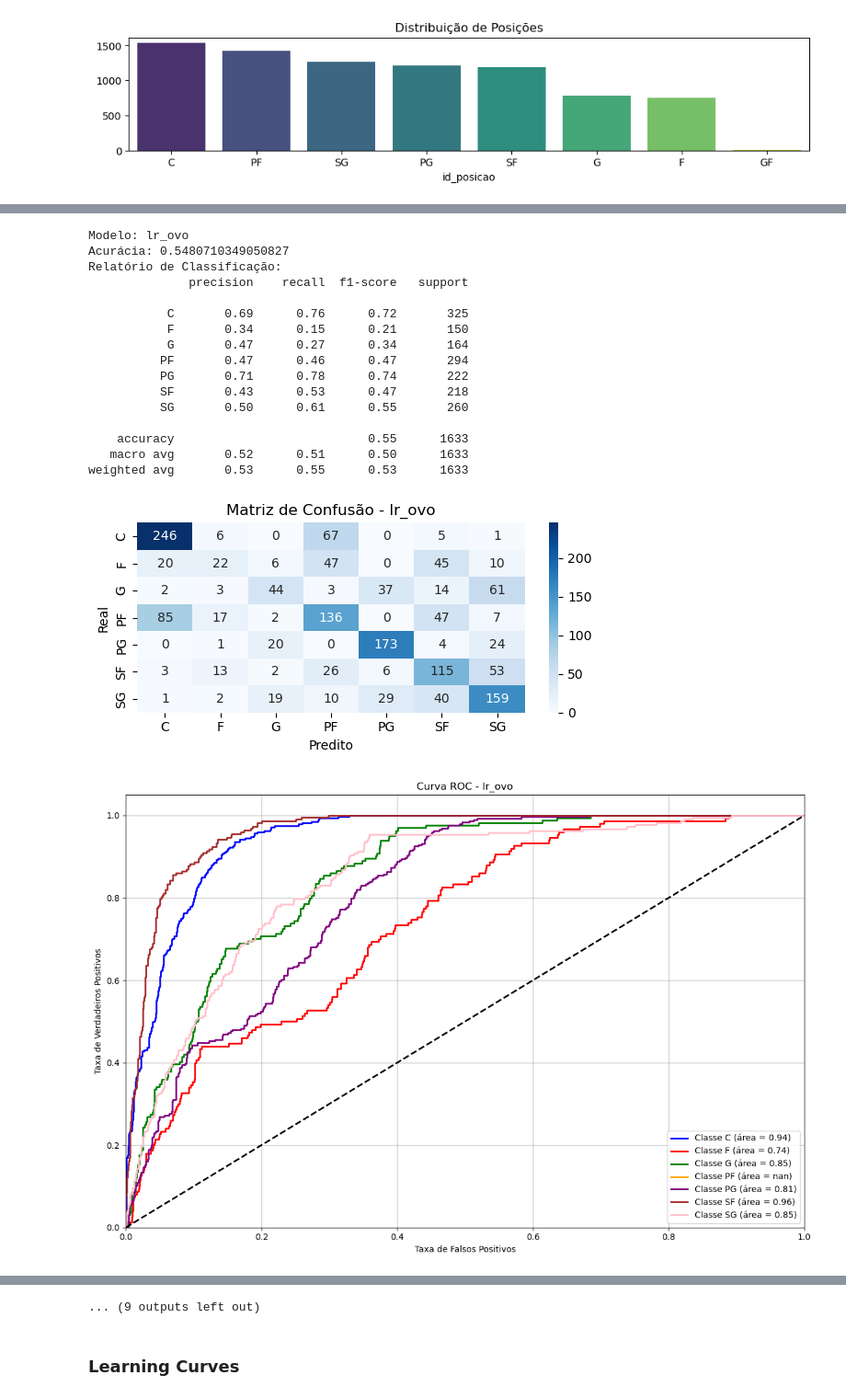
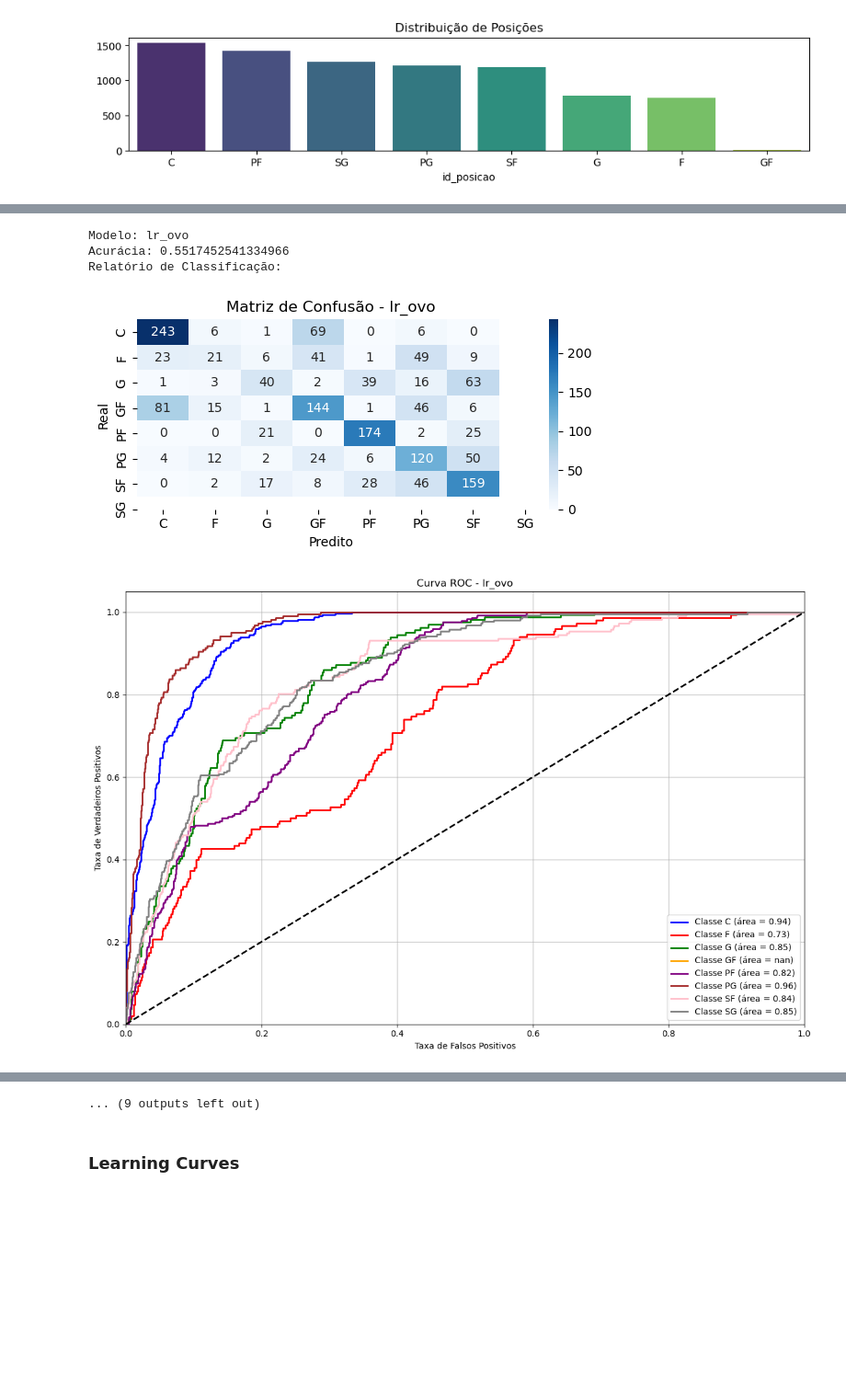
Before and after one commit to thiagobluhm/mestrado, a Jupyter notebook: TRAB INTRO DS ML CLASSIFICADOR.ipynb, the cells around one changed output, grey strips where cells are left out. Shown at 92% size. Drawn from its saved outputs; the diff is of its cells as text; code cells hidden in the pictures; blank space fills up the shorter version.

```diff
--- a/TRAB INTRO DS ML CLASSIFICADOR.ipynb
+++ b/TRAB INTRO DS ML CLASSIFICADOR.ipynb
@@ -980,8 +1017,8 @@ plt.show()
 from sklearn.feature_selection import SelectKBest, f_classif, chi2
 from sklearn.preprocessing import LabelEncoder
 # %%
-df_nba.to_csv('dataset_ml_completo_04122024.csv')
-df_final_ = pd.read_csv('dataset_ml_completo_04122024.csv')
+#df_nba.to_csv('dataset_ml_completo__fe__05122024.csv')
+df_final_ = pd.read_csv('dataset_ml_completo__fe__05122024.csv')
 # %%
 df_final_[:3]
 # %% [output]
@@ -1287,7 +1335,10 @@ for model_name, model in best_models.items():
 
     print(f"Acurácia: {accuracy}")
     print("Relatório de Classificação:")
-    print(classification_report(y_test, y_pred, target_names=labels))
+    try:
+        print(classification_report(y_test, y_pred, target_names=labels))
+    except:
+        pass
 
     # Calcular a matriz de confusão
     cm = confusion_matrix(y_test, y_pred)
@@ -1351,19 +1389,6 @@ weighted avg       0.62      0.62      0.60      1633
 Modelo: lr_ovo
-Acurácia: 0.5480710349050827
+Acurácia: 0.5517452541334966
 Relatório de Classificação:
-              precision    recall  f1-score   support
-
-           C       0.69      0.76      0.72       325
-           F       0.34      0.15      0.21       150
-           G       0.47      0.27      0.34       164
-          PF       0.47      0.46      0.47       294
-          PG       0.71      0.78      0.74       222
-          SF       0.43      0.53      0.47       218
-          SG       0.50      0.61      0.55       260
-
-    accuracy                           0.55      1633
-   macro avg       0.52      0.51      0.50      1633
-weighted avg       0.53      0.55      0.53      1633
-[figure, old version]
+[figure, new version]
-[figure, old version]
+[figure, new version]
 Modelo: svm_ovo
```
Also changed, not shown: parts of 16 cells of this notebook, 4 other files.
